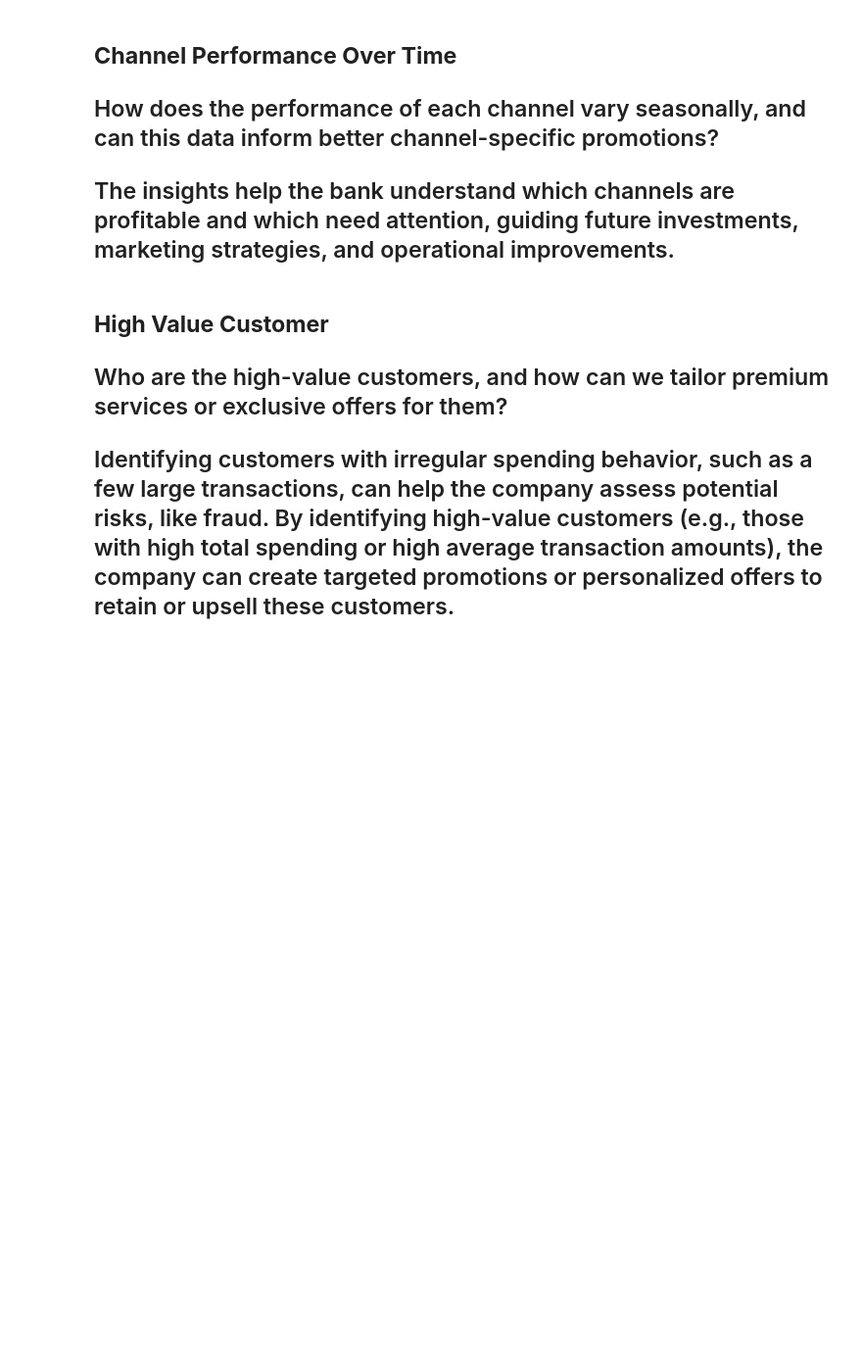
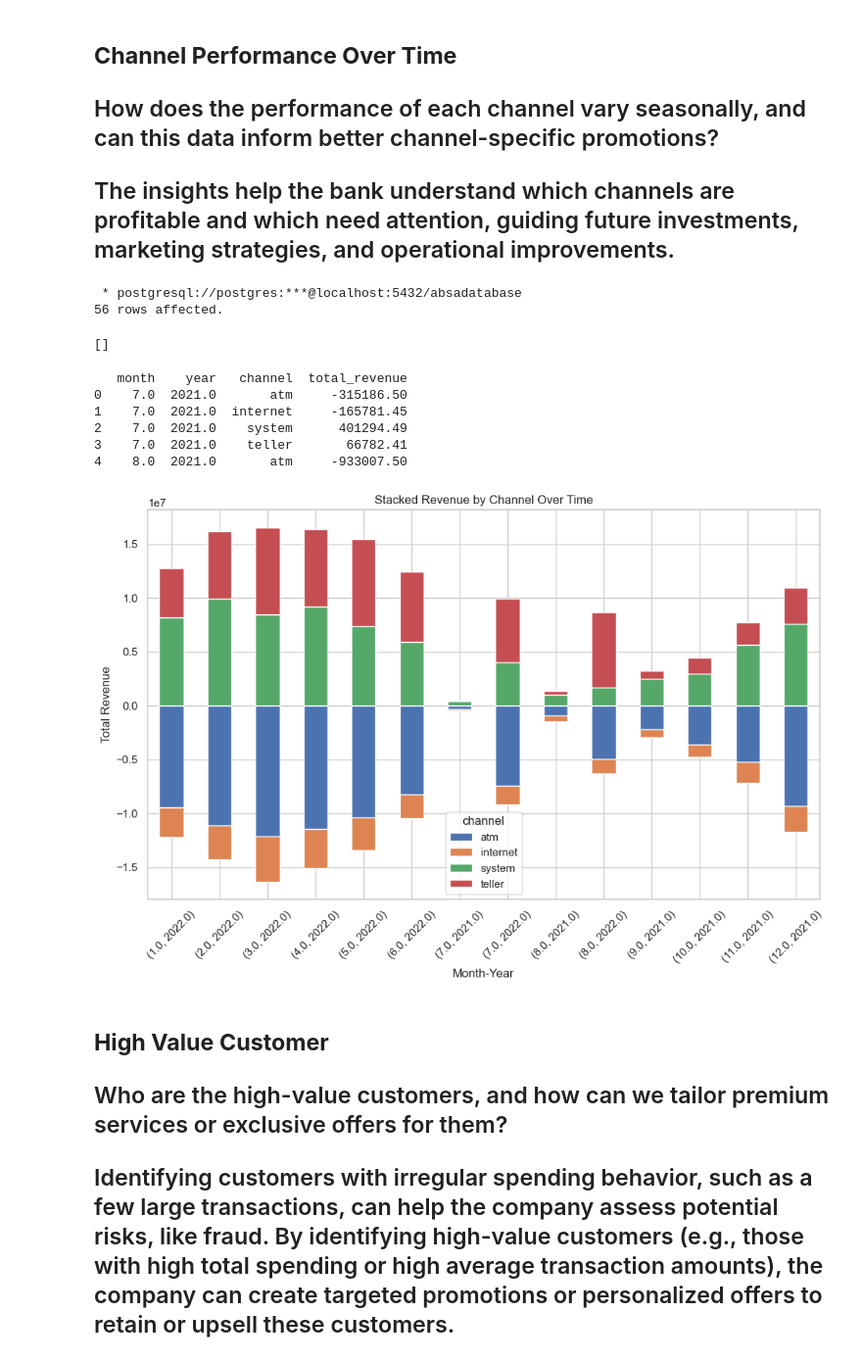
Before and after one commit to The-DigitalAcademy/EXPLORING-ABSA-DATASETS, a Jupyter notebook: keys.ipynb, the cells around one changed output. Shown at 98% size. Cells and saved outputs as stored; diff of their text form; code cells hidden in the pictures; blank space fills up the shorter version.

```diff
--- a/keys.ipynb
+++ b/keys.ipynb
@@ -85,6 +56,7 @@ The sql extension is already loaded. To reload it, use:
 ## The insights help the bank understand which channels are profitable and which need attention, guiding future investments, marketing strategies, and operational improvements.
 # %%
 %%sql
+create table channel AS
 SELECT
     EXTRACT(MONTH FROM record_date) AS month,
     EXTRACT(YEAR FROM record_date) AS year,
@@ -96,6 +68,62 @@ GROUP BY
     year, month, channel
 ORDER BY
     year, month
+# %% [output]
+ * postgresql://postgres:***@localhost:5432/absadatabase
+56 rows affected.
+[]
+# %%
+import psycopg2
+import pandas as pd
+
+# Establish a connection to the PostgreSQL database
+conn = psycopg2.connect(
+    host="localhost",
+    dbname="absadatabase",
+    user="postgres",
+    password="my_password"
+)
+
+# Define the SQL query
+sql_query = "SELECT * FROM channel"
+
+# Load data into a pandas DataFrame
+df = pd.read_sql_query(sql_query, conn)
+
+# Display the first few rows of the DataFrame
+print(df.head())
+# %% [output]
+   month    year   channel  total_revenue
+0    7.0  2021.0       atm     -315186.50
+1    7.0  2021.0  internet     -165781.45
+2    7.0  2021.0    system      401294.49
+3    7.0  2021.0    teller       66782.41
+4    8.0  2021.0       atm     -933007.50
+# %%
+# Set the style for the plot
+sns.set(style="whitegrid")
+
+# Plotting the line graph
+plt.figure(figsize=(10, 6))
+sns.lineplot(x='month', y='total_revenue', hue='channel', data=df, marker='o')
+
+# Set the title and labels
+plt.title('Total Revenue by Channel Over Time', fontsize=16)
+plt.xlabel('Month', fontsize=12)
+plt.ylabel('Total Revenue', fontsize=12)
+
+# Show the plot
+plt.show()
+# %%
+df_pivot = df.pivot_table(index=['month', 'year'], columns='channel', values='total_revenue', aggfunc='sum')
+df_pivot.plot(kind='bar', stacked=True, figsize=(12, 7))
+plt.title('Stacked Revenue by Channel Over Time')
+plt.ylabel('Total Revenue')
+plt.xlabel('Month-Year')
+plt.xticks(rotation=45)
+plt.show()
+# %% [output]
+[figure, added]
 # %% [markdown]
 ## **High Value Customer**
 ## Who are the high-value customers, and how can we tailor premium services or exclusive offers for them?
```
Also changed, not shown: parts of 7 cells of this notebook.
